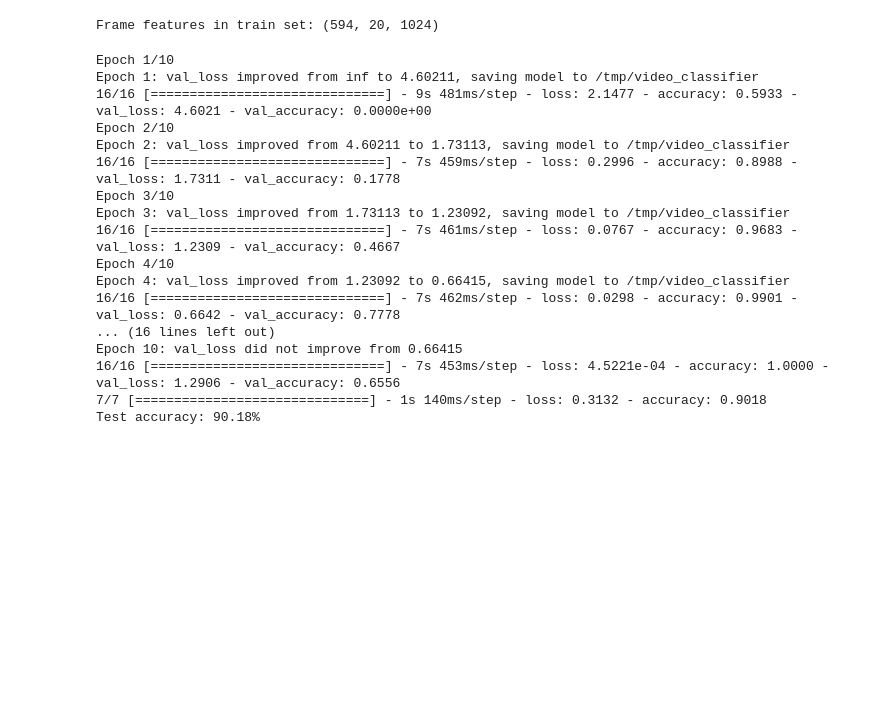
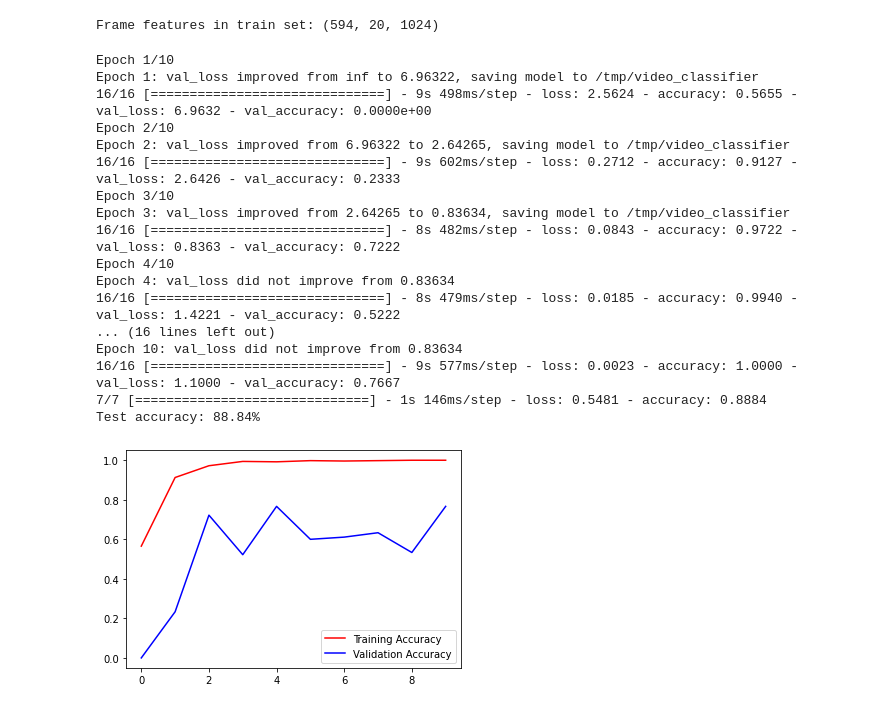
Before and after one commit to Prothoma2001/Real-Time-Bangla-Sign-Language-Recognition, a Jupyter notebook: Real_Time_Sign_Language_Recognition_(Main_Code).ipynb, the cells around one changed output. Saved outputs shown, nothing was run; the diff lists cells and outputs as text; code cells hidden in the pictures; blank space fills up the shorter version.

```diff
--- a/Real_Time_Sign_Language_Recognition_(Main_Code).ipynb
+++ b/Real_Time_Sign_Language_Recognition_(Main_Code).ipynb
@@ -326,7 +753,7 @@ def get_compiled_model():
     )(inputs)
     x = TransformerEncoder(embed_dim, dense_dim, num_heads, name="transformer_layer")(x)
     x = layers.GlobalMaxPooling1D()(x)
-    x = layers.Dropout(0.2)(x)
+    x = layers.Dropout(0.5)(x)
     outputs = layers.Dense(classes, activation="softmax")(x)
     model = keras.Model(inputs, outputs)
 
@@ -336,52 +763,51 @@ def get_compiled_model():
     return model
 
 
 def run_experiment():
     filepath = "/tmp/video_classifier"
     checkpoint = keras.callbacks.ModelCheckpoint(
         filepath, save_weights_only=True, save_best_only=True, verbose=1
     )
 
     model = get_compiled_model()
     history = model.fit(
         train_data,
         train_labels,
         validation_split=0.15,
         epochs=EPOCHS,
         callbacks=[checkpoint],
     )
 
     model.load_weights(filepath)
     _, accuracy = model.evaluate(test_data, test_labels)
     print(f"Test accuracy: {round(accuracy * 100, 2)}%")
 
 
     plt.plot(history.history["accuracy"],'r', label="Training Accuracy")
     plt.plot(history.history["val_accuracy"],'b', label="Validation Accuracy")
     plt.legend()
 
     return history,model
 
 trained_model = run_experiment()
+# %% [output]
+Epoch 1/10
+Epoch 1: val_loss improved from inf to 6.96322, saving model to /tmp/video_classifier
+16/16 [==============================] - 9s 498ms/step - loss: 2.5624 - accuracy: 0.5655 - val_loss: 6.9632 - val_accuracy: 0.0000e+00
+Epoch 2/10
+Epoch 2: val_loss improved from 6.96322 to 2.64265, saving model to /tmp/video_classifier
+16/16 [==============================] - 9s 602ms/step - loss: 0.2712 - accuracy: 0.9127 - val_loss: 2.6426 - val_accuracy: 0.2333
+Epoch 3/10
+Epoch 3: val_loss improved from 2.64265 to 0.83634, saving model to /tmp/video_classifier
+16/16 [==============================] - 8s 482ms/step - loss: 0.0843 - accuracy: 0.9722 - val_loss: 0.8363 - val_accuracy: 0.7222
+Epoch 4/10
+Epoch 4: val_loss did not improve from 0.83634
+16/16 [==============================] - 8s 479ms/step - loss: 0.0185 - accuracy: 0.9940 - val_loss: 1.4221 - val_accuracy: 0.5222
+... (16 lines left out)
+Epoch 10: val_loss did not improve from 0.83634
+16/16 [==============================] - 9s 577ms/step - loss: 0.0023 - accuracy: 1.0000 - val_loss: 1.1000 - val_accuracy: 0.7667
+7/7 [==============================] - 1s 146ms/step - loss: 0.5481 - accuracy: 0.8884
+Test accuracy: 88.84%
+[figure, added]
-# %%
-trained_model = run_experiment()
-# %% [output]
-Epoch 1/10
-Epoch 1: val_loss improved from inf to 4.60211, saving model to /tmp/video_classifier
-16/16 [==============================] - 9s 481ms/step - loss: 2.1477 - accuracy: 0.5933 - val_loss: 4.6021 - val_accuracy: 0.0000e+00
-Epoch 2/10
-Epoch 2: val_loss improved from 4.60211 to 1.73113, saving model to /tmp/video_classifier
-16/16 [==============================] - 7s 459ms/step - loss: 0.2996 - accuracy: 0.8988 - val_loss: 1.7311 - val_accuracy: 0.1778
-Epoch 3/10
-Epoch 3: val_loss improved from 1.73113 to 1.23092, saving model to /tmp/video_classifier
-16/16 [==============================] - 7s 461ms/step - loss: 0.0767 - accuracy: 0.9683 - val_loss: 1.2309 - val_accuracy: 0.4667
-Epoch 4/10
-Epoch 4: val_loss improved from 1.23092 to 0.66415, saving model to /tmp/video_classifier
-16/16 [==============================] - 7s 462ms/step - loss: 0.0298 - accuracy: 0.9901 - val_loss: 0.6642 - val_accuracy: 0.7778
-... (16 lines left out)
-Epoch 10: val_loss did not improve from 0.66415
-16/16 [==============================] - 7s 453ms/step - loss: 4.5221e-04 - accuracy: 1.0000 - val_loss: 1.2906 - val_accuracy: 0.6556
-7/7 [==============================] - 1s 140ms/step - loss: 0.3132 - accuracy: 0.9018
-Test accuracy: 90.18%
 # %%
 #sequence_model.save('model.h5')
```
Also changed, not shown: parts of 4 cells of this notebook.
